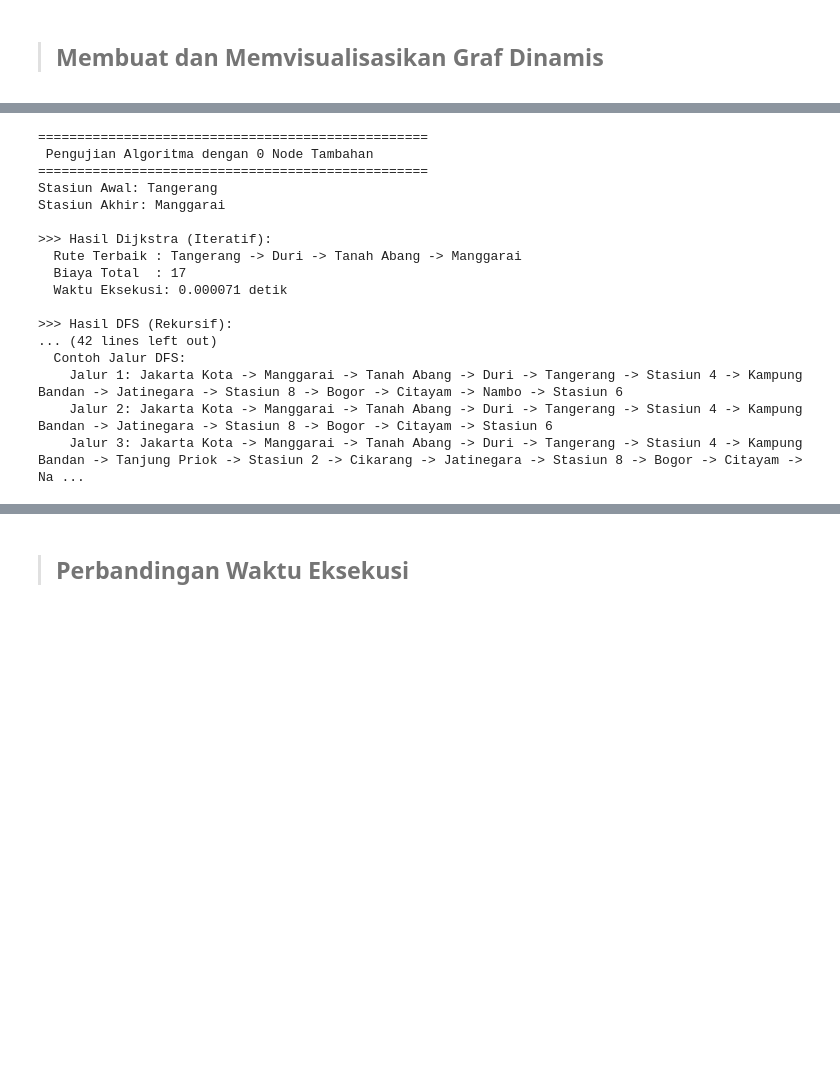
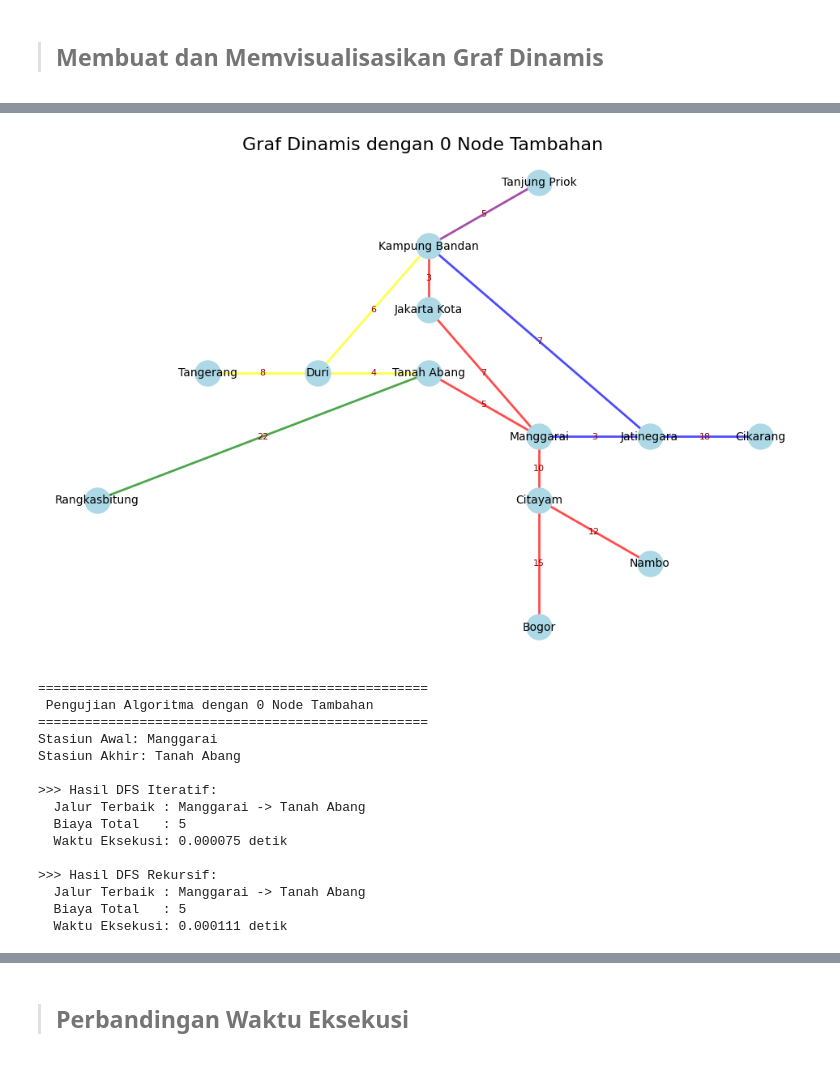
Before and after one commit to cerealtwist/AKA_Public-Transport-Optimization, a Jupyter notebook: AKA_TransportMain.ipynb, the cells around one changed output, grey strips where cells are left out. Saved outputs shown, nothing was run; the diff lists cells and outputs as text; code cells hidden in the pictures; blank space fills up the shorter version.

```diff
--- a/AKA_TransportMain.ipynb
+++ b/AKA_TransportMain.ipynb
@@ -260,60 +262,60 @@ Jumlah Node: 23, Jumlah Edge: 34
 # %%
-dijkstra_times = []
-dfs_times = []
+# Input size sebagai jumlah node tambahan
+input_sizes = [0, 5, 10]
+iterative_times = []
+recursive_times = []
 
 for size in input_sizes:
     # Buat graf dinamis berdasarkan graf KRL statis dengan tambahan node
-    dynamic_graph, _ = create_dynamic_krl_graph(static_graph, size)
+    dynamic_graph, dynamic_pos = create_dynamic_krl_graph(static_graph, size)
+
+    # Visualisasi Graf Dinamis
+    visualize_graph_with_edges(dynamic_graph, dynamic_pos, title=f"Graf Dinamis dengan {size} Node Tambahan")
 
     # Tentukan start dan end station
-    start_station = random.choice((list(dynamic_graph.nodes())))
+    start_station = random.choice(list(dynamic_graph.nodes()))
     reachable_nodes = nx.node_connected_component(dynamic_graph.to_undirected(), start_station)
     end_station = random.choice([node for node in reachable_nodes if node != start_station])
 
     print("=" * 50)
     print(f" Pengujian Algoritma dengan {size} Node Tambahan")
     print("=" * 50)
     print(f"Stasiun Awal: {start_station}")
     print(f"Stasiun Akhir: {end_station}\n")
 
-    # Dijkstra
-    print(">>> Hasil Dijkstra (Iteratif):")
+    # Iteratif DFS
+    print(">>> Hasil DFS Iteratif:")
     start_time = time.time()
-    dijkstra_path, dijkstra_cost = dijkstra(nx.to_dict_of_dicts(dynamic_graph), start_station, end_station)
-    dijkstra_time = time.time() - start_time
-    dijkstra_times.append(dijkstra_time)
-    print(f"  Rute Terbaik : {' -> '.join(dijkstra_path)}")
-    print(f"  Biaya Total  : {dijkstra_cost}")
-    print(f"  Waktu Eksekusi: {dijkstra_time:.6f} detik\n")
+    iterative_path, iterative_cost = dfs_iterative_weighted(nx.to_dict_of_dicts(dynamic_graph), start_station, end_station)
+    iterative_time = time.time() - start_time
+    iterative_times.append(iterative_time)
+    print(f"  Jalur Terbaik : {' -> '.join(iterative_path)}")
+    print(f"  Biaya Total   : {iterative_cost}")
+    print(f"  Waktu Eksekusi: {iterative_time:.6f} detik\n")
 
-    # DFS
-    print(">>> Hasil DFS (Rekursif):")
+    # Rekursif DFS
+    print(">>> Hasil DFS Rekursif:")
     start_time = time.time()
-    all_paths = list(dfs_paths(nx.to_dict_of_dicts(dynamic_graph), start_station, end_station))
-    dfs_time = time.time() - start_time
-    dfs_times.append(dfs_time)
-    print(f"  Total Jalur Ditemukan : {len(all_paths)}")
-    print(f"  Waktu Eksekusi        : {dfs_time:.6f} detik")
-    if len(all_paths) > 0:
-        print("  Contoh Jalur DFS:")
-        for i, path in enumerate(all_paths[:3], 1):  # Tampilkan maksimal 3 jalur
-            print(f"    Jalur {i}: {' -> '.join(path)}")
-    print("\n")
+    recursive_path, recursive_cost = dfs_recursive_weighted(nx.to_dict_of_dicts(dynamic_graph), start_station, end_station)
+    recursive_time = time.time() - start_time
+    recursive_times.append(recursive_time)
+    print(f"  Jalur Terbaik : {' -> '.join(recursive_path)}")
+    print(f"  Biaya Total   : {recursive_cost}")
+    print(f"  Waktu Eksekusi: {recursive_time:.6f} detik\n")
 # %% [output]
+[figure, added]
 ==================================================
  Pengujian Algoritma dengan 0 Node Tambahan
 ==================================================
-Stasiun Awal: Tangerang
-Stasiun Akhir: Manggarai
+Stasiun Awal: Manggarai
+Stasiun Akhir: Tanah Abang
 
->>> Hasil Dijkstra (Iteratif):
-  Rute Terbaik : Tangerang -> Duri -> Tanah Abang -> Manggarai
-  Biaya Total  : 17
-  Waktu Eksekusi: 0.000071 detik
+>>> Hasil DFS Iteratif:
+  Jalur Terbaik : Manggarai -> Tanah Abang
+  Biaya Total   : 5
+  Waktu Eksekusi: 0.000075 detik
 
->>> Hasil DFS (Rekursif):
-... (42 lines left out)
-  Contoh Jalur DFS:
-    Jalur 1: Jakarta Kota -> Manggarai -> Tanah Abang -> Duri -> Tangerang -> Stasiun 4 -> Kampung Bandan -> Jatinegara -> Stasiun 8 -> Bogor -> Citayam -> Nambo -> Stasiun 6
-    Jalur 2: Jakarta Kota -> Manggarai -> Tanah Abang -> Duri -> Tangerang -> Stasiun 4 -> Kampung Bandan -> Jatinegara -> Stasiun 8 -> Bogor -> Citayam -> Stasiun 6
-    Jalur 3: Jakarta Kota -> Manggarai -> Tanah Abang -> Duri -> Tangerang -> Stasiun 4 -> Kampung Bandan -> Tanjung Priok -> Stasiun 2 -> Cikarang -> Jatinegara -> Stasiun 8 -> Bogor -> Citayam -> Na ...
+>>> Hasil DFS Rekursif:
+  Jalur Terbaik : Manggarai -> Tanah Abang
+  Biaya Total   : 5
+  Waktu Eksekusi: 0.000111 detik
```
Also changed, not shown: parts of 19 cells of this notebook.
